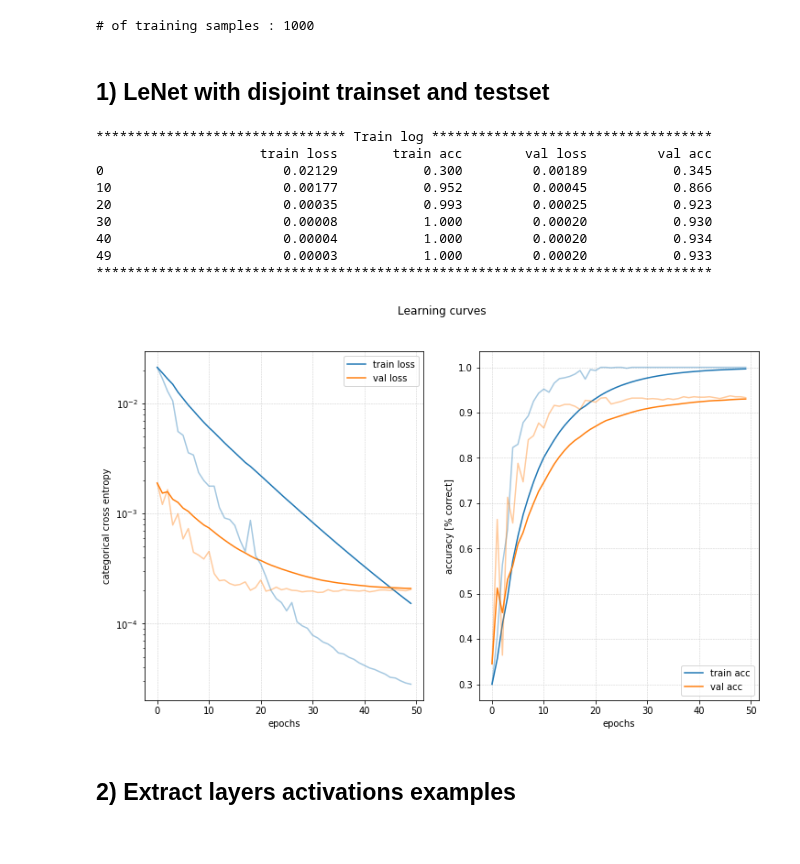
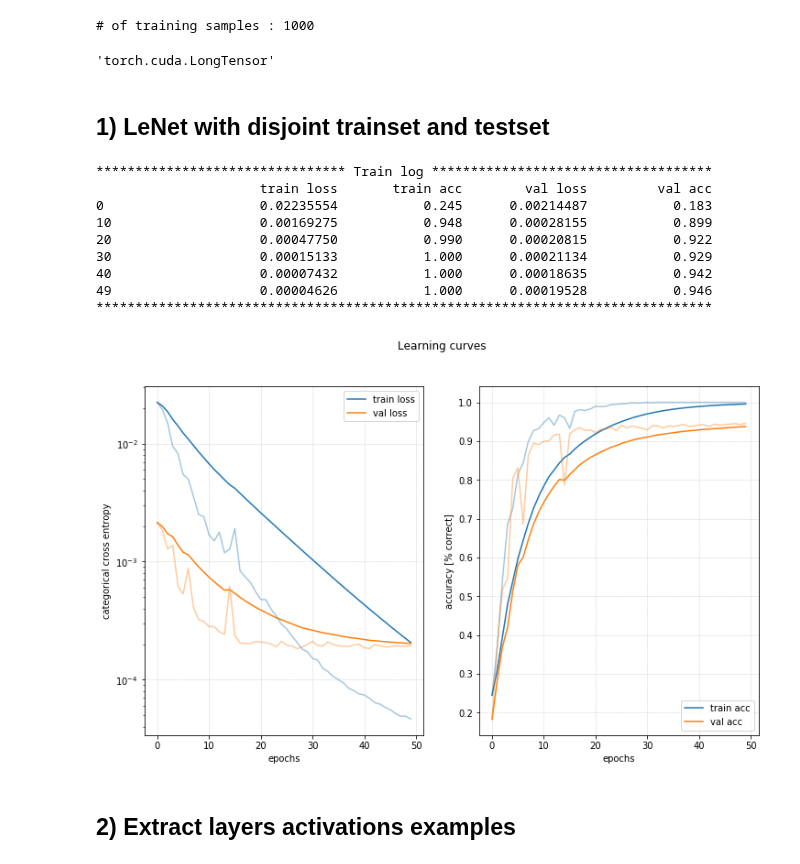
Before and after one commit to palexlee/DeepWololo, a Jupyter notebook: yves_notebook.ipynb, the cells around one changed output. Cells and saved outputs as stored; diff of their text form; code cells hidden in the pictures.

Commit message:
cleaned model_trained, added more precision to the loss in history.py, trying to figure cuda error in notebook

```diff
--- a/yves_notebook.ipynb
+++ b/yves_notebook.ipynb
@@ -42,6 +41,10 @@ test_target = test_target.long()
 print("# of training samples : "+str(len(train_input)))
 # %% [output]
 # of training samples : 1000
+# %%
+train_target[0].type()
+# %% [output]
+'torch.cuda.LongTensor'
 # %% [markdown]
 ## 1) LeNet with disjoint trainset and testset
 # %%
@@ -52,26 +55,26 @@ crossEntropyClassesWeigths = computeClassesWeights(train_target)
 # %%
 model = LeNet()
 
 crit_fun = lambda input_, target : (input_, target)
 y_hat_fun = lambda y: y.argmax(1)
 
 loss_fun = nn.CrossEntropyLoss(weight=crossEntropyClassesWeigths)
-learning_rate = 0.1
+learning_rate = 0.08
 
 mt = ModelTrainer(model, loss_fun, optim.SGD(model.parameters(), lr=learning_rate), y_hat_fun, crit_fun)
 hist = mt.fit(train_dataset, test_dataset, epochs=50, batch_size=100, verbose=10)
 mt.plot_training("Learning curves")
 # %% [output]
 ******************************** Train log ************************************
                      train loss       train acc        val loss         val acc
-0                       0.02129           0.300         0.00189           0.345
-10                      0.00177           0.952         0.00045           0.866
-20                      0.00035           0.993         0.00025           0.923
-30                      0.00008           1.000         0.00020           0.930
-40                      0.00004           1.000         0.00020           0.934
-49                      0.00003           1.000         0.00020           0.933
+0                    0.02235554           0.245      0.00214487           0.183
+10                   0.00169275           0.948      0.00028155           0.899
+20                   0.00047750           0.990      0.00020815           0.922
+30                   0.00015133           1.000      0.00021134           0.929
+40                   0.00007432           1.000      0.00018635           0.942
+49                   0.00004626           1.000      0.00019528           0.946
 *******************************************************************************
-[figure, old version]
+[figure, new version]
 # %% [markdown]
 ## 2) Extract layers activations examples
 # %%
```
Also changed, not shown: parts of 17 cells of this notebook, 2 other files.
